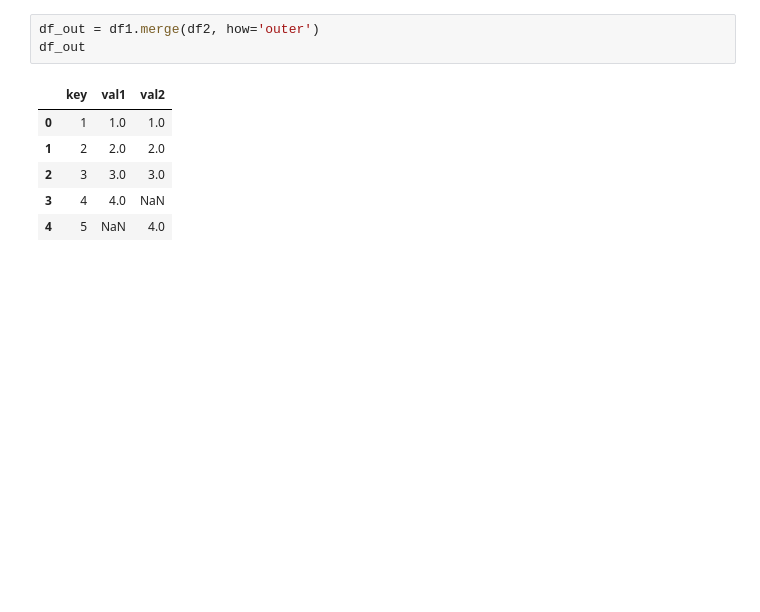
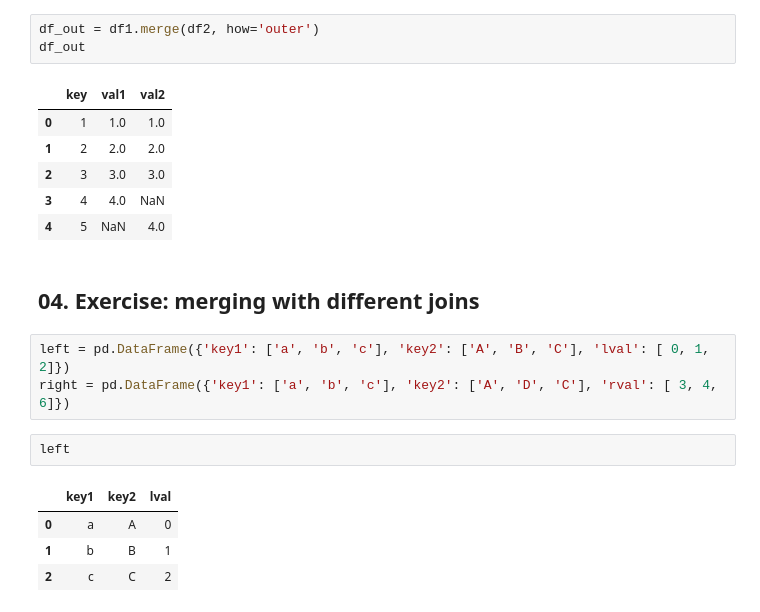
Before and after one commit to Bornatch/EPFL, a Jupyter notebook: ML/Cours2/02_04_Manipulating the data.pynb.ipynb, the cells around one changed output. Drawn from its saved outputs; the diff is of its cells as text; blank space fills up the shorter version.

```diff
--- a/ML/Cours2/02_04_Manipulating the data.pynb.ipynb
+++ b/ML/Cours2/02_04_Manipulating the data.pynb.ipynb
@@ -253,3 +258,15 @@ df_out
 | 2 | 3 | 3.0 | 3.0 |
 | 3 | 4 | 4.0 | NaN |
 | 4 | 5 | NaN | 4.0 |
+# %% [markdown]
+## 04. Exercise: merging with different joins
+# %%
+left = pd.DataFrame({'key1': ['a', 'b', 'c'], 'key2': ['A', 'B', 'C'], 'lval': [ 0, 1, 2]})
+right = pd.DataFrame({'key1': ['a', 'b', 'c'], 'key2': ['A', 'D', 'C'], 'rval': [ 3, 4, 6]})
+# %%
+left
+# %% [output]
+|  | key1 | key2 | lval |
+| 0 | a | A | 0 |
+| 1 | b | B | 1 |
+| 2 | c | C | 2 |
```
Also changed, not shown: parts of 9 cells of this notebook, 1 other file.
